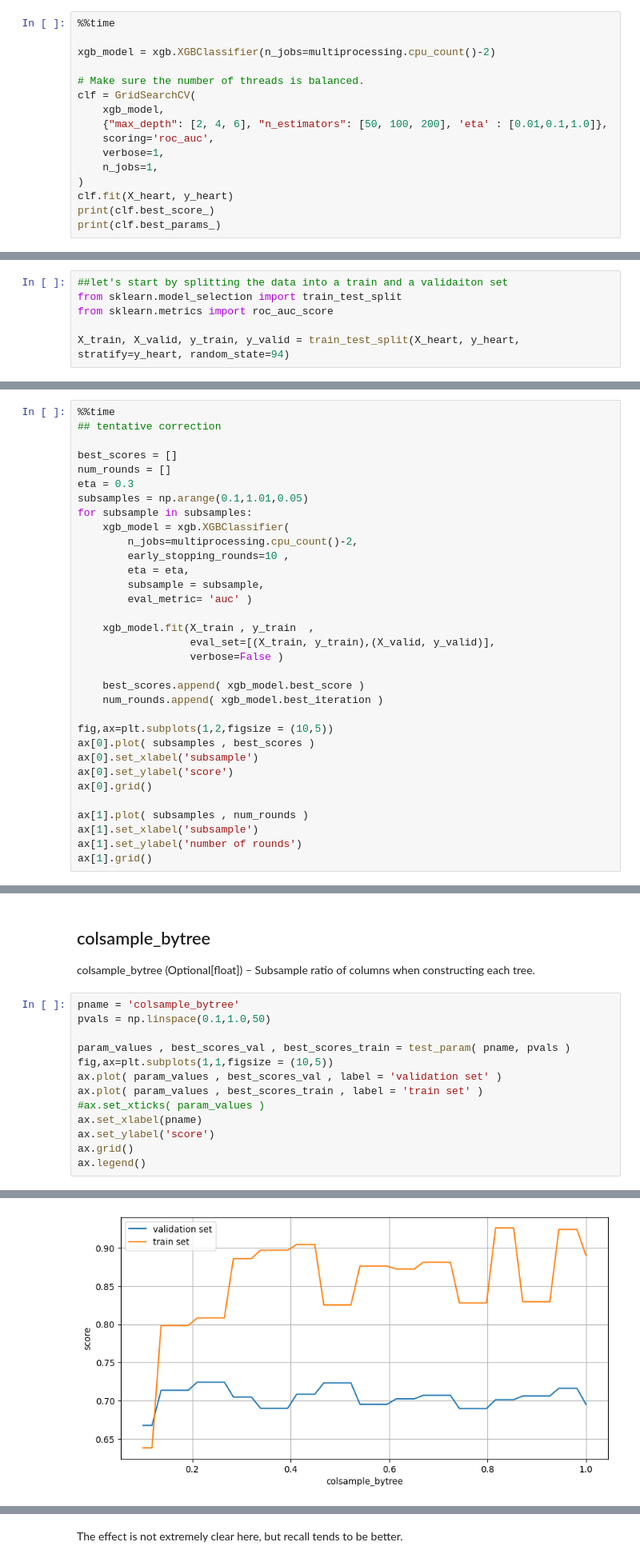
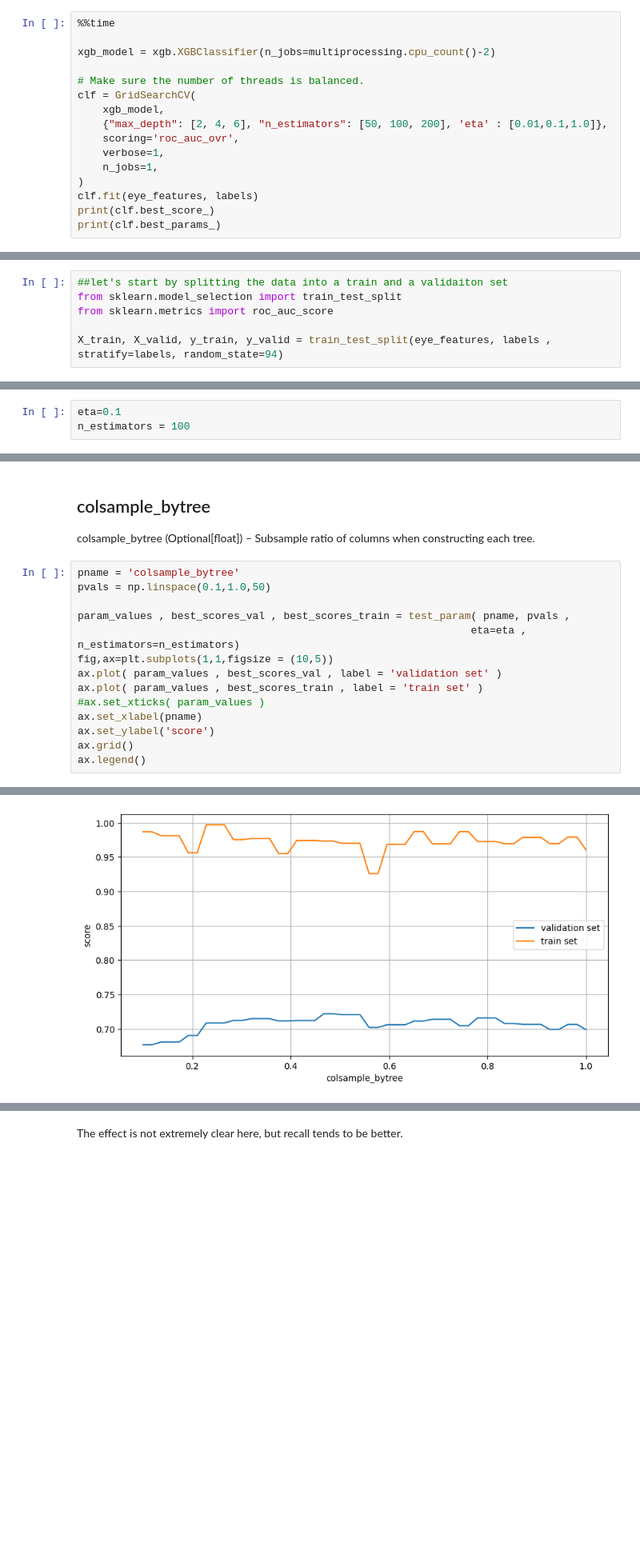
Before and after one commit to sib-swiss/intermediate-machine-learning-training, a Jupyter notebook: notebooks/01_XGBoost.ipynb, the cells around one changed output, grey strips where cells are left out. Shown at 80% size. Saved outputs shown, nothing was run; the diff lists cells and outputs as text; blank space fills up the shorter version.

```diff
--- a/notebooks/01_XGBoost.ipynb
+++ b/notebooks/01_XGBoost.ipynb
@@ -44,11 +97,11 @@ xgb_model = xgb.XGBClassifier(n_jobs=multiprocessing.cpu_count()-2)
 clf = GridSearchCV(
     xgb_model,
     {"max_depth": [2, 4, 6], "n_estimators": [50, 100, 200], 'eta' : [0.01,0.1,1.0]},
-    scoring='roc_auc',
+    scoring='roc_auc_ovr',
     verbose=1,
     n_jobs=1,
 )
-clf.fit(X_heart, y_heart)
+clf.fit(eye_features, labels)
 print(clf.best_score_)
 print(clf.best_params_)
 # %% [output]
@@ -104,7 +157,7 @@ ax[1].scatter( mb_list , scores )
 from sklearn.model_selection import train_test_split
 from sklearn.metrics import roc_auc_score
 
-X_train, X_valid, y_train, y_valid = train_test_split(X_heart, y_heart, stratify=y_heart, random_state=94)
+X_train, X_valid, y_train, y_valid = train_test_split(eye_features, labels , stratify=labels, random_state=94)
 # %%
 xgb_model = xgb.XGBClassifier(tree_method="hist",
                         eval_metric = "auc", n_estimators=10)
@@ -296,36 +358,3 @@ Wall time: 3.1 s
 ## exercise:
 
 Test the effect of the `subsample` parameter on XGboost
-# %%
-%%time
-## tentative correction
-
-best_scores = []
-num_rounds = []
-eta = 0.3
-subsamples = np.arange(0.1,1.01,0.05)
-for subsample in subsamples:
-    xgb_model = xgb.XGBClassifier(
-        n_jobs=multiprocessing.cpu_count()-2,
-        early_stopping_rounds=10 ,
-        eta = eta,
-        subsample = subsample,
-        eval_metric= 'auc' )
-
-    xgb_model.fit(X_train , y_train  ,
-                  eval_set=[(X_train, y_train),(X_valid, y_valid)],
-                  verbose=False )
-
-    best_scores.append( xgb_model.best_score )
-    num_rounds.append( xgb_model.best_iteration )
-
-fig,ax=plt.subplots(1,2,figsize = (10,5))
-ax[0].plot( subsamples , best_scores )
-ax[0].set_xlabel('subsample')
-ax[0].set_ylabel('score')
-ax[0].grid()
-
-ax[1].plot( subsamples , num_rounds )
-ax[1].set_xlabel('subsample')
-ax[1].set_ylabel('number of rounds')
-ax[1].grid()
@@ -379,6 +407,9 @@ def test_param( param_name, param_values, **kwargs ):
 
 
     return param_values , best_scores_val , best_scores_train
+# %%
+eta=0.1
+n_estimators = 100
 # %%
 pname = 'max_depth'
 pvals = np.arange(1,20)
@@ -442,19 +476,20 @@ colsample_bytree (Optional[float]) – Subsample ratio of columns when construct
 # %%
 pname = 'colsample_bytree'
 pvals = np.linspace(0.1,1.0,50)
 
-param_values , best_scores_val , best_scores_train = test_param( pname, pvals )
+param_values , best_scores_val , best_scores_train = test_param( pname, pvals ,
+                                                               eta=eta , n_estimators=n_estimators)
 fig,ax=plt.subplots(1,1,figsize = (10,5))
 ax.plot( param_values , best_scores_val , label = 'validation set' )
 ax.plot( param_values , best_scores_train , label = 'train set' )
 #ax.set_xticks( param_values )
 ax.set_xlabel(pname)
 ax.set_ylabel('score')
 ax.grid()
 ax.legend()
 # %% [output]
 <matplotlib.legend.Legend at 0x...>
-[figure, old version]
+[figure, new version]
 # %% [markdown]
 And these are just some of the main hyper-parameters.
 
```
Also changed, not shown: parts of 31 cells of this notebook, 2 other files.
